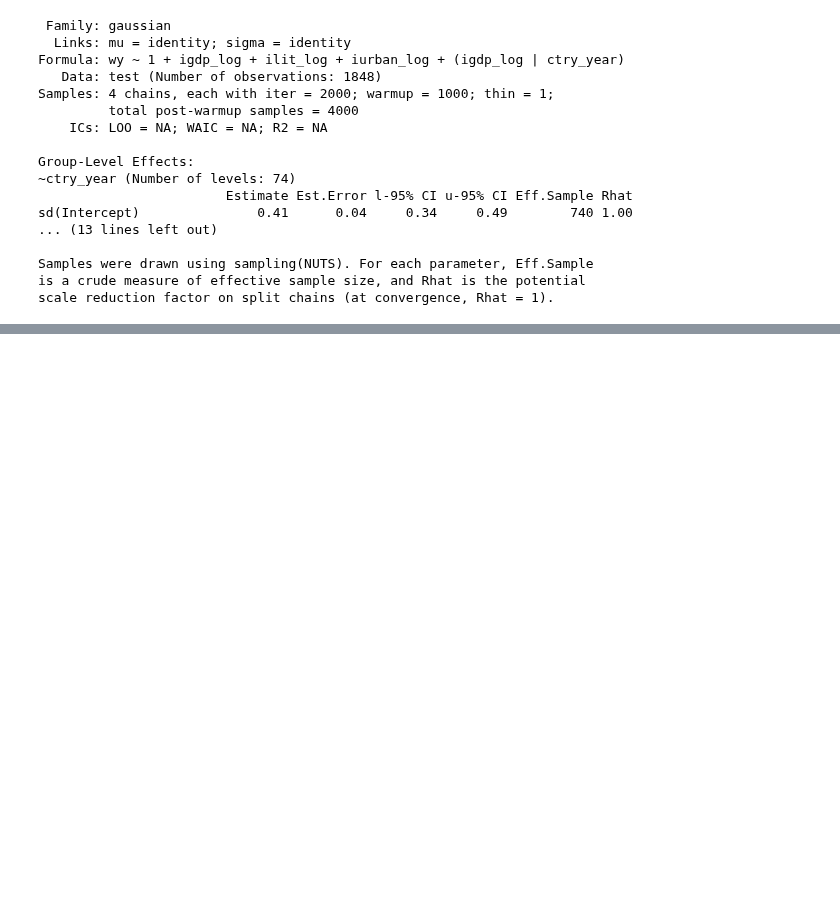
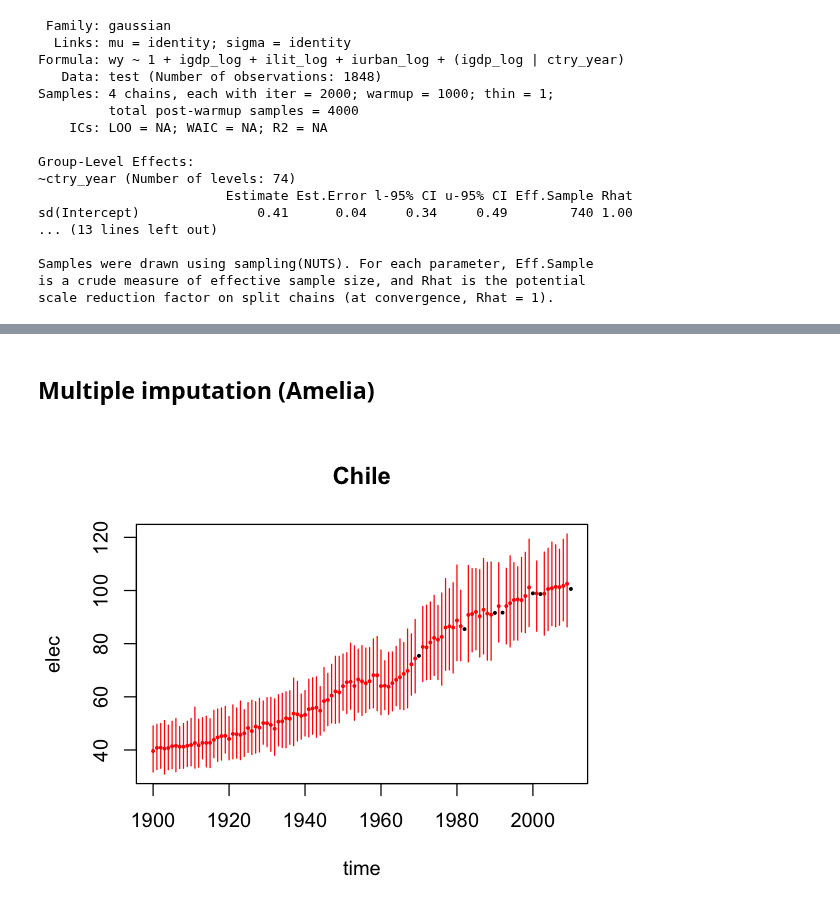
Before and after one commit to sdaza/lambda, a Jupyter notebook: notebooks/models_covariates.ipynb, the cells around one changed output, grey strips where cells are left out. Drawn from its saved outputs; the diff is of its cells as text; code cells hidden in the pictures; blank space fills up the shorter version.

```diff
--- a/notebooks/models_covariates.ipynb
+++ b/notebooks/models_covariates.ipynb
@@ -371,0 +374,2 @@ scale reduction factor on split chains (at convergence, Rhat = 1).
+# %%
+test = data.frame(test)
@@ -371,0 +386,32 @@ scale reduction factor on split chains (at convergence, Rhat = 1).
+# %%
+# impute using Amelia (30 imputations, it should be more!)
+idvars = c('y', 'wy', 'gyear', 'ctry_year', 'gdp_pc', 'urban', 'lit')
+# %%
+# define bounds
+vars = c('water', 'sewage', 'elec')
+i = which(names(test) %in% vars)
+bounds = cbind(i, rep(0, length(i)), rep(100, length(i)))
+# %% [markdown]
+## Multiple imputation (Amelia)
+# %%
+library(Amelia)
+library(parallel)
+library(miceadds)
+
+out2 = amelia(x=test,
+              idvars = idvars,
+              bounds = bounds,
+              m=5, # only five!
+              ts = 'year', cs = 'ctry',
+              splinetime = 4, intercs = TRUE,
+              p2s = 0, logs=c('igdp_pc', 'iurban', 'ilit', 'Ex', 'tfr',
+                              'us_aid', 'water', 'sewage', 'elec'),
+#               lags = c('gdp_pc', 'Ex', 'urban', 'tfr'),
+#               leads = c('Ex', 'gdp_pc', 'urban', 'tfr'),
+              empri = .01*nrow(test),
+              parallel='multicore', ncpus=3)
+# %%
+options(repr.plot.width = 5, repr.plot.height = 4)
+tscsPlot(out2, cs = 'Chile', var = 'elec', cex = 0.3)
+# %% [output]
+[figure, added]
```
Also changed, not shown: parts of 11 cells of this notebook.
